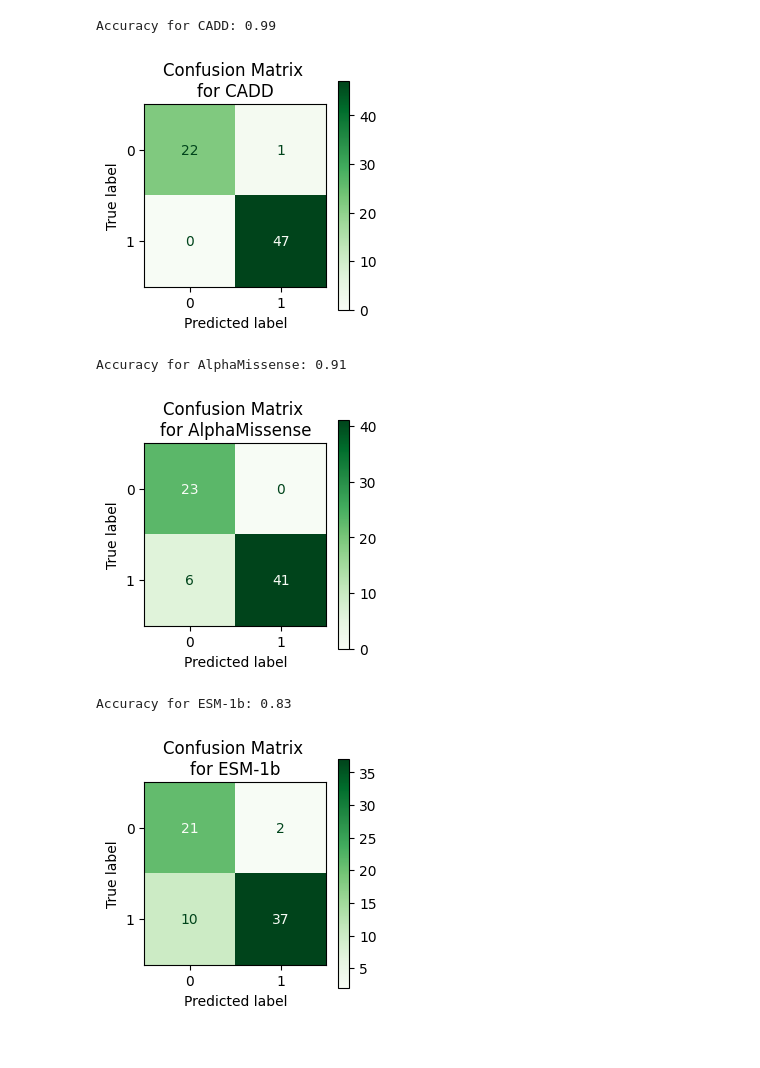
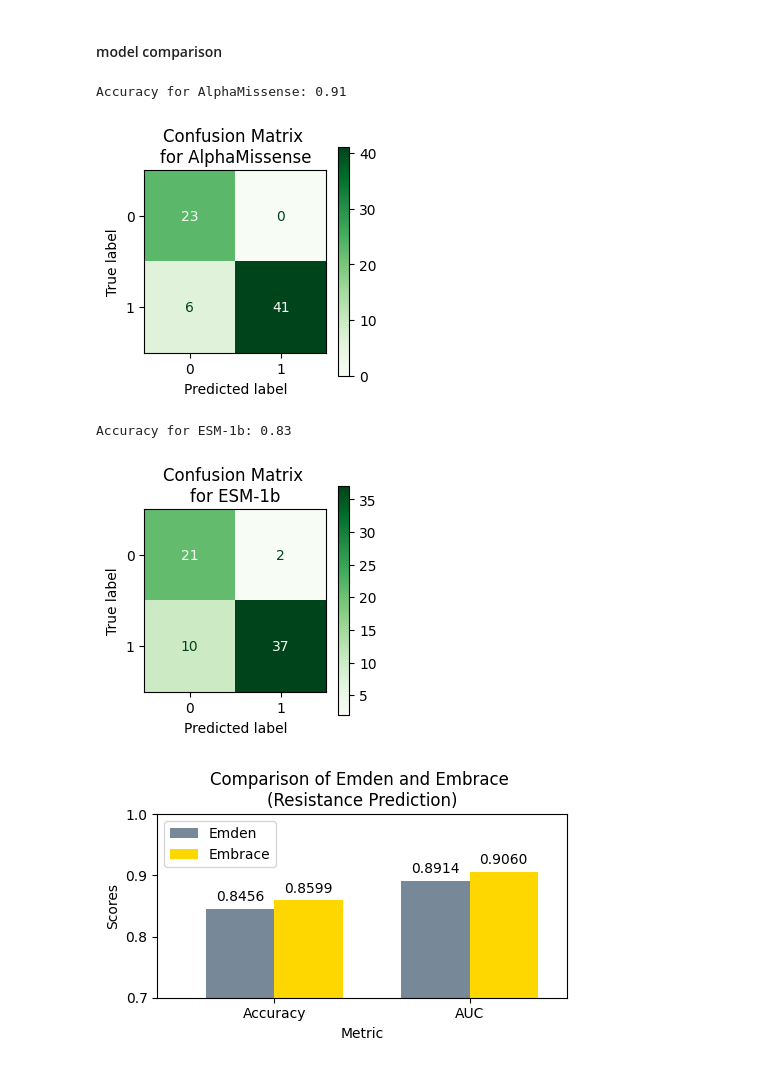
Before and after one commit to RoarBoil/LuminRX, a Jupyter notebook: experiments/03-model-comparison.ipynb, the cells around one changed output. Cells and saved outputs as stored; diff of their text form; code cells hidden in the pictures.

Commit message:
update model comparison

```diff
--- a/experiments/03-model-comparison/vis-test.ipynb
+++ b/experiments/03-model-comparison.ipynb
@@ -0,0 +1,2 @@
+# %% [markdown]
+#### model comparison
@@ -1,12 +10,5 @@
 # %%
-import pandas as pd
-import numpy as np
-from sklearn.metrics import accuracy_score, confusion_matrix, roc_curve, auc
-from sklearn.metrics import accuracy_score, confusion_matrix, roc_curve, auc, ConfusionMatrixDisplay
-import matplotlib.pyplot as plt
-import seaborn as sns
-
-df = pd.read_csv('datasets/testset_unique_annotation.csv')
+df = pd.read_csv('../datasets/testset_unique_annotation.csv')
 
 # Map patho to binary labels
 patho_mapping = {"Benign": 0, "Likely benign": 0, "Pathogenic": 1, "Likely pathogenic": 1}
@@ -27,19 +29,63 @@ def evaluate_predictions(df, predictors, true_label_col, figsize=(3, 3)):
         ax.set_title(f"Confusion Matrix \nfor {predictor}")
 
         plt.tight_layout()
-        plt.savefig('images/cm-' + predictor + '.png',dpi=300)
+        plt.savefig('images/model_comparison/cm-' + predictor + '.png',dpi=300)
         plt.show()
 
 # Define predictors and true label column
-predictors = ["CADD", "AlphaMissense", "ESM-1b"]
+predictors = ["AlphaMissense", "ESM-1b"]
 true_label_col = "patho_binary"
 
 # Evaluate predictions with adjustable figure size
 evaluate_predictions(df, predictors, true_label_col, figsize=(3, 3))
 # %% [output]
-Accuracy for CADD: 0.99
+Accuracy for AlphaMissense: 0.91
-[figure, old version]
+[figure, new version]
-Accuracy for AlphaMissense: 0.91
+Accuracy for ESM-1b: 0.83
-[figure, old version]
+[figure, new version]
-Accuracy for ESM-1b: 0.83
-[figure, removed]
+# %%
+import matplotlib.pyplot as plt
+import numpy as np
+
+metrics = ['Accuracy', 'AUC']
+emden_values = [0.8456, 0.8914]
+embrace_values = [0.8599, 0.9060]
+
+fig, ax = plt.subplots(figsize=(5, 3))
+
+x = np.arange(len(metrics))
+width = 0.35
+
+rects1 = ax.bar(x - width/2, emden_values, width, label='Emden', color='#778899')
+
+rects2 = ax.bar(x + width/2, embrace_values, width, label='Embrace', color='#FFD700')
+
+ax.set_xlabel('Metric')
+ax.set_ylabel('Scores')
+ax.set_title('Comparison of Emden and Embrace \n(Resistance Prediction)')
+ax.set_xticks(x)
+ax.set_xticklabels(metrics)
+
+ax.legend(loc='upper left')
+
+ax.set_ylim(0.7, 1)
+ax.set_xlim(-0.6, 1.5)
+
+def add_labels(rects):
+    for rect in rects:
+        height = rect.get_height()
+        ax.annotate(f'{height:.4f}',
+                    xy=(rect.get_x() + rect.get_width() / 2, height),
+                    xytext=(0, 3),
+                    textcoords="offset points",
+                    ha='center', va='bottom')
+
+add_labels(rects1)
+add_labels(rects2)
+
+plt.tight_layout()
+
+plt.savefig('images/model_comparison/resistance-comparison.png', dpi=300)
+plt.show()
+# %% [output]
+[figure, added]
```
Also changed, not shown: parts of 1 cell of this notebook, 6 other files.
